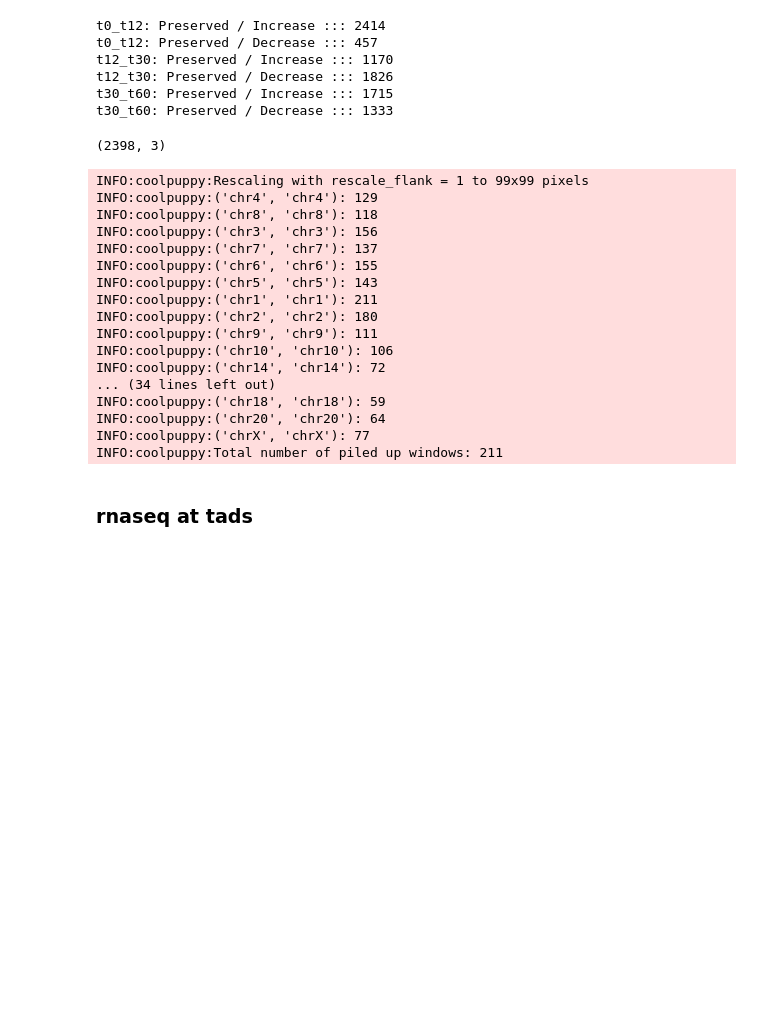
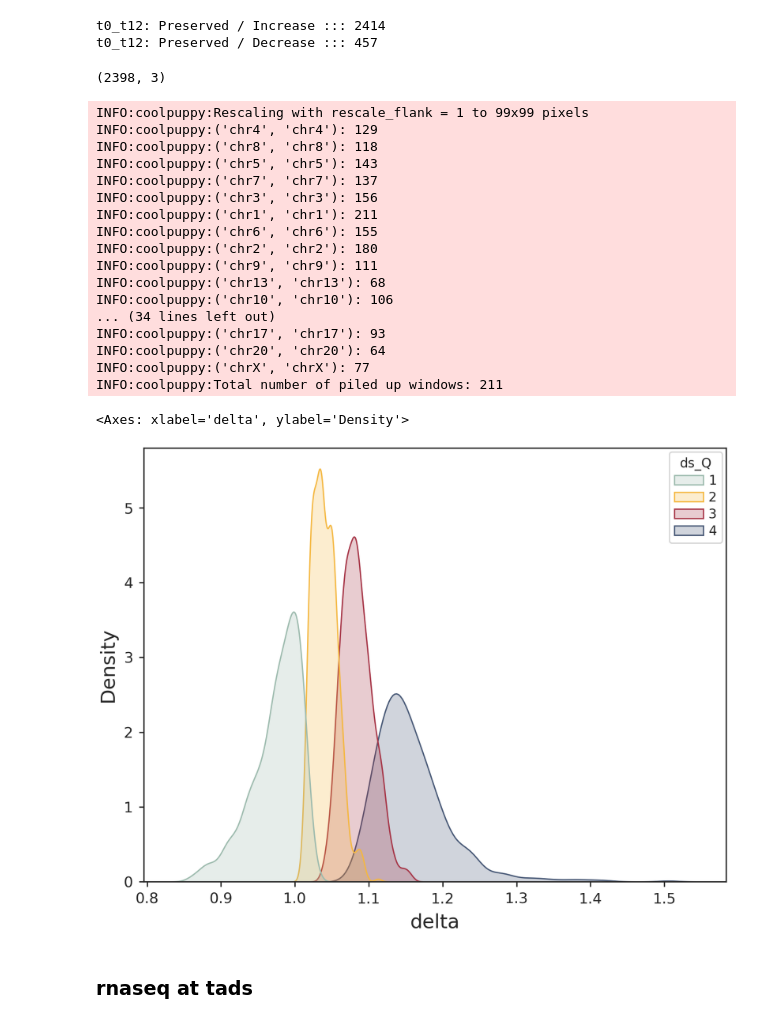
Before and after one commit to CompGenomeLab/ggner-3d, a Jupyter notebook: notebooks/hela.ipynb, the cells around one changed output. Cells and saved outputs as stored; diff of their text form; code cells hidden in the pictures; blank space fills up the shorter version.

```diff
--- a/notebooks/hela.ipynb
+++ b/notebooks/hela.ipynb
@@ -66,9 +54,9 @@ def chrom_to_bin_indices(df, bins_table, bin_column = 'idx1'):
     bins_table['indices'] = bins_table.index
     return pd.merge(df, bins_table, left_on=bin_column, right_on='indices')
 
-comparisons = [(0,1), (1,2), (2,3)]
-comparisons_str = ['t0_t12', 't12_t30', 't30_t60']
-sample_names_str = ['t0', 't12', 't30', 't60']
+comparisons = [(0,1)]
+comparisons_str = ['t0_t12']
+sample_names_str = ['t0', 't12']
 accepted_range = 1
 
 results, dfs = preserved_boundaries_only(
@@ -86,31 +74,8 @@ dfs = [
 # %% [output]
 t0_t12: Preserved / Increase ::: 2414
 t0_t12: Preserved / Decrease ::: 457
-t12_t30: Preserved / Increase ::: 1170
-t12_t30: Preserved / Decrease ::: 1826
-t30_t60: Preserved / Increase ::: 1715
-t30_t60: Preserved / Decrease ::: 1333
 # %%
-s1 = 't0'
-s2 = 't12'
-s1_index = sample_names_str.index(s1)
-s2_index = sample_names_str.index(s2)
-comp_name = 't0_t12'
-comp_index = comparisons_str.index(comp_name)
-
-def map_idx_to_bs(ins_df, common_df, on_col1=f'boundary_strength_{window}', on_col2='idx1'):
-    ins_df = ins_df.copy()
-    common_df = common_df.copy()
-    common_df['bs'] = ins_df[on_col1].iloc[common_df[on_col2].values].values
-    return common_df
-
-common_boundaries = dfs[comp_index].copy()
-common_boundaries[f'bs_s{s1}'] = map_idx_to_bs(insulation_dfs[s1_index], dfs[comp_index], on_col2='idx1')['bs']
-common_boundaries[f'bs_s{s2}'] = map_idx_to_bs(insulation_dfs[s2_index], dfs[comp_index], on_col2='idx2')['bs']
+common_boundaries = dfs[0].copy()
-# %%
-# common_boundaries['bs_change'] = common_boundaries[f'bs_s{s2}'] - common_boundaries[f'bs_s{s1}']
-common_boundaries['bs_change'] = common_boundaries[f'bs_s{s2}'] - common_boundaries[f'bs_s{s1}']
-common_boundaries['Q'] = pd.qcut(common_boundaries['bs_change'], q=4, labels=False) + 1
 # %%
 common_tads = make_tads(common_boundaries[['chrom', 'start', 'end']].copy(), maxlen=MAXLEN, minlen=MINLEN)
 common_tads.shape
@@ -167,7 +115,7 @@ t0_tads_str = assign_domain_score(
     expected=t0_expected,
     view_df=view_df,
     resolution=resolution,
-    nproc=8,
+    nproc=NPROC,
     clr_weight_name='weight',
     rescale_flank=rescale_flank,
     score_flank=score_flank,
@@ -180,7 +128,7 @@ t12_tads_str = assign_domain_score(
     expected=t12_expected,
     view_df=view_df,
     resolution=resolution,
-    nproc=8,
+    nproc=NPROC,
     clr_weight_name='weight',
     rescale_flank=rescale_flank,
     score_flank=score_flank,
@@ -190,28 +138,40 @@ t12_tads_str = assign_domain_score(
 INFO:coolpuppy:Rescaling with rescale_flank = 1 to 99x99 pixels
 INFO:coolpuppy:('chr4', 'chr4'): 129
 INFO:coolpuppy:('chr8', 'chr8'): 118
+INFO:coolpuppy:('chr5', 'chr5'): 143
+INFO:coolpuppy:('chr7', 'chr7'): 137
 INFO:coolpuppy:('chr3', 'chr3'): 156
-INFO:coolpuppy:('chr7', 'chr7'): 137
+INFO:coolpuppy:('chr1', 'chr1'): 211
 INFO:coolpuppy:('chr6', 'chr6'): 155
-INFO:coolpuppy:('chr5', 'chr5'): 143
-INFO:coolpuppy:('chr1', 'chr1'): 211
 INFO:coolpuppy:('chr2', 'chr2'): 180
 INFO:coolpuppy:('chr9', 'chr9'): 111
+INFO:coolpuppy:('chr13', 'chr13'): 68
 INFO:coolpuppy:('chr10', 'chr10'): 106
-INFO:coolpuppy:('chr14', 'chr14'): 72
 ... (34 lines left out)
-INFO:coolpuppy:('chr18', 'chr18'): 59
+INFO:coolpuppy:('chr17', 'chr17'): 93
 INFO:coolpuppy:('chr20', 'chr20'): 64
 INFO:coolpuppy:('chrX', 'chrX'): 77
 INFO:coolpuppy:Total number of piled up windows: 211
 # %%
 t0 = t0_tads_str.rename(columns={'domain_score': 't0_ds'})
 t12 = t12_tads_str.rename(columns={'domain_score': 't12_ds'})
 
 tads_df = t0.merge(t12[['chrom','start','end','t12_ds']], on=['chrom','start','end'], how='inner')
+# tads_df['ds_Q'] = pd.qcut(tads_df['t12_ds'], q=4, labels=False) + 1
 
-tads_df['ds_diff_12'] = tads_df['t12_ds'] - tads_df['t0_ds']
-tads_df['ds_Q_0_12'] = pd.qcut(tads_df['ds_diff_12'], q=4, labels=False) + 1
+tads_df['ds_Q'] = pd.qcut(tads_df['t12_ds'] - tads_df['t0_ds'], q=4, labels=False) + 1
+
+tads_df['delta'] = tads_df['t12_ds'] / tads_df['t0_ds']
+sns.kdeplot(
+    data=tads_df,
+    x='delta',
+    hue='ds_Q',
+    fill=True,
+    palette=list(reversed(COLORS)),
+)
+# %% [output]
+<Axes: xlabel='delta', ylabel='Density'>
+[figure, added]
 # %% [markdown]
 ### rnaseq at tads
 # %%
```
Also changed, not shown: parts of 12 cells of this notebook, 26 other files.
